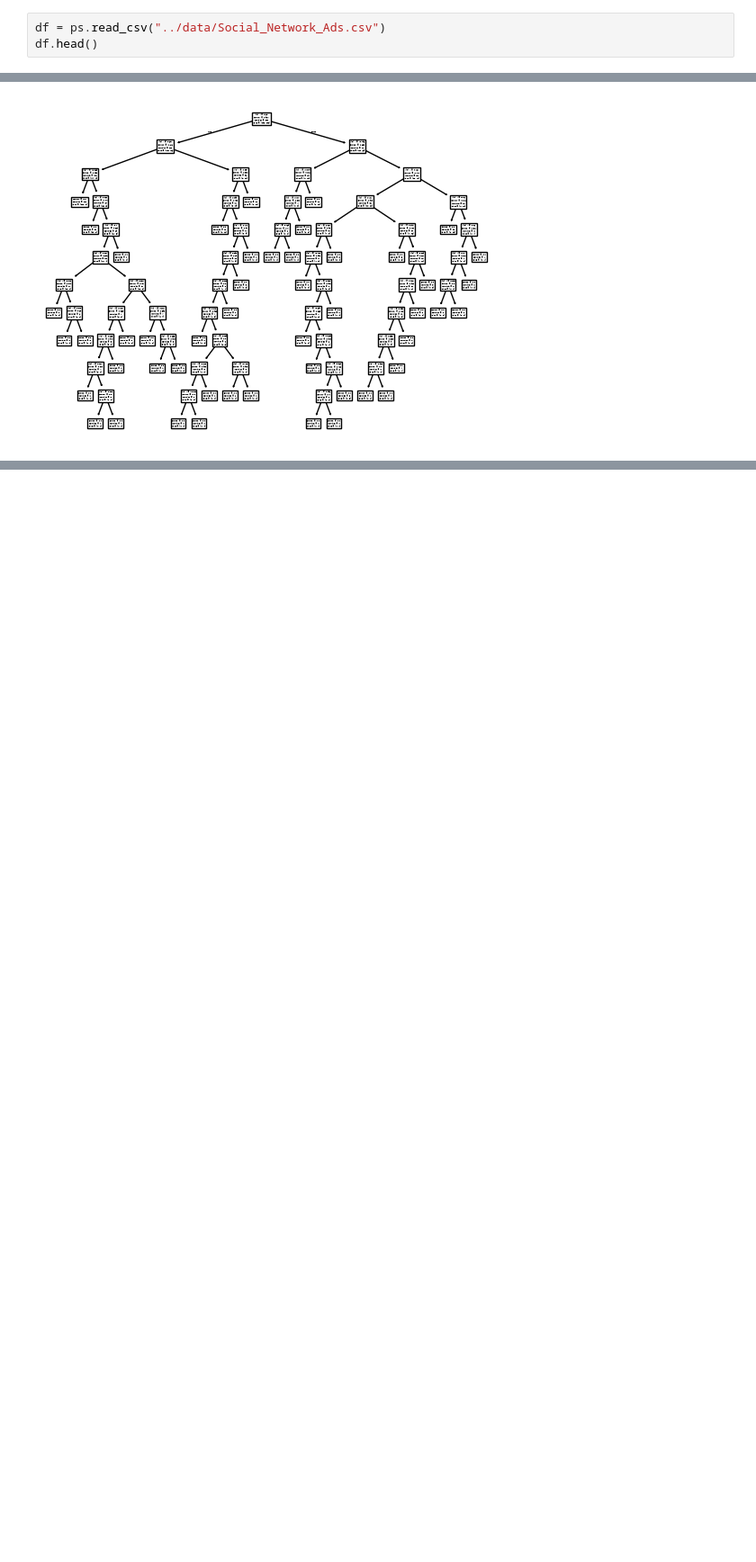
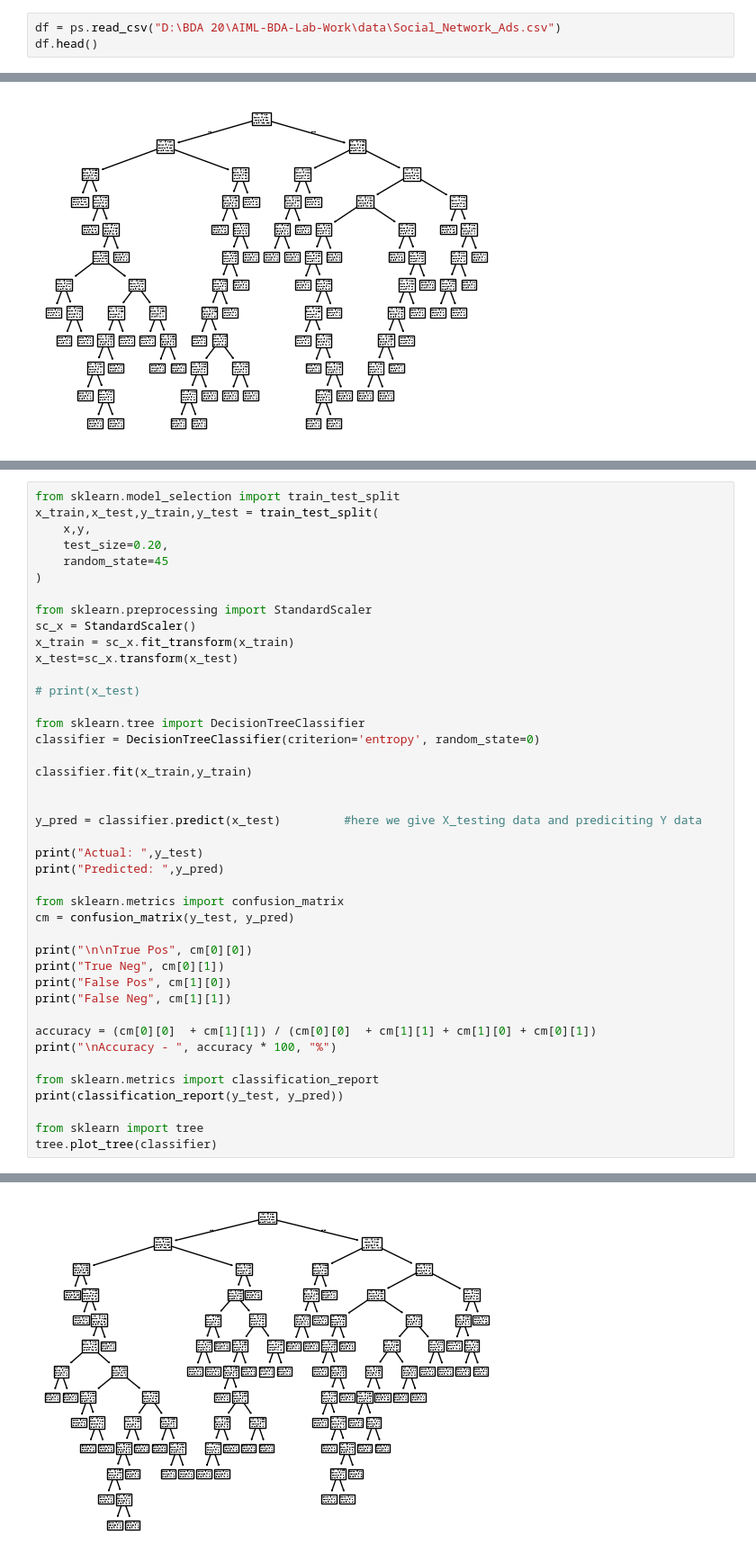
Before and after one commit to NeelPatel2548/AIML-BDA-Lab-Work, a Jupyter notebook: notebooks/Social Network ADS/THU2708AIML_social_entropy.ipynb, the cells around one changed output, grey strips where cells are left out. Shown at 90% size. Saved outputs shown, nothing was run; the diff lists cells and outputs as text; blank space fills up the shorter version.

Commit message:
Irish and Social Dataset done

```diff
--- a/notebooks/THU2708AIML.ipynb
+++ b/notebooks/Social Network ADS/THU2708AIML_social_entropy.ipynb
@@ -20,7 +78,7 @@ import pandas as ps
 import numpy as nm
 import matplotlib.pyplot as plt
 # %%
-df = ps.read_csv("../data/Social_Network_Ads.csv")
+df = ps.read_csv("D:\BDA 20\AIML-BDA-Lab-Work\data\Social_Network_Ads.csv")
 df.head()
 # %% [output]
 |  | User ID | Gender | Age | EstimatedSalary | Purchased |
@@ -204,0 +264,43 @@ tree.plot_tree(classifier)
+# %%
+from sklearn.model_selection import train_test_split
+x_train,x_test,y_train,y_test = train_test_split(
+    x,y,
+    test_size=0.20,
+    random_state=45
+)
+
+from sklearn.preprocessing import StandardScaler
+sc_x = StandardScaler()
+x_train = sc_x.fit_transform(x_train)
+x_test=sc_x.transform(x_test)
+
+# print(x_test)
+
+from sklearn.tree import DecisionTreeClassifier
+classifier = DecisionTreeClassifier(criterion='entropy', random_state=0)
+
+classifier.fit(x_train,y_train)
+
+
+y_pred = classifier.predict(x_test)         #here we give X_testing data and prediciting Y data
+
+print("Actual: ",y_test)
+print("Predicted: ",y_pred)
+
+from sklearn.metrics import confusion_matrix
+cm = confusion_matrix(y_test, y_pred)
+
+print("\n\nTrue Pos", cm[0][0])
+print("True Neg", cm[0][1])
+print("False Pos", cm[1][0])
+print("False Neg", cm[1][1])
+
+accuracy = (cm[0][0]  + cm[1][1]) / (cm[0][0]  + cm[1][1] + cm[1][0] + cm[0][1])
+print("\nAccuracy - ", accuracy * 100, "%")
+
+from sklearn.metrics import classification_report
+print(classification_report(y_test, y_pred))
+
+from sklearn import tree
+tree.plot_tree(classifier)
+# %% [output]
@@ -204,0 +341 @@ tree.plot_tree(classifier)
+[figure, added]
```
Also changed, not shown: parts of 10 cells of this notebook, 4 other files.
